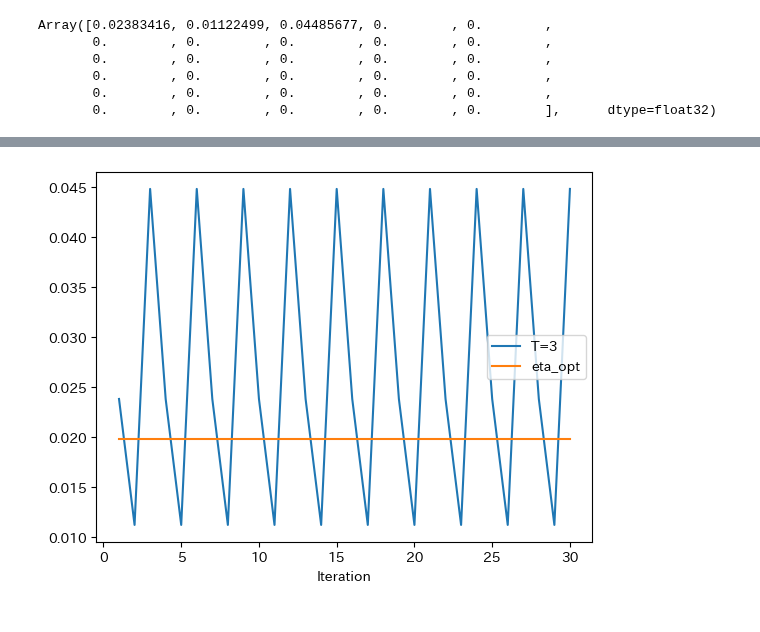
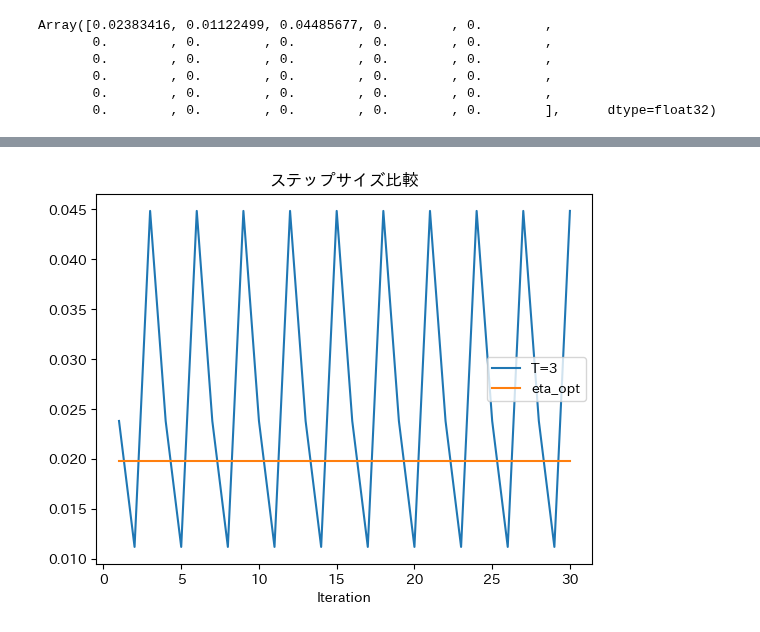
Before and after one commit to gomi-kuzu/model_base_deep, a Jupyter notebook: work/TranslateToPy/Chapter_3/DU-GD-Quadratic_py.ipynb, the cells around one changed output, grey strips where cells are left out. Drawn from its saved outputs; the diff is of its cells as text; code cells hidden in the pictures.

```diff
--- a/work/TranslateToPy/Chapter_3/DU-GD-Quadratic_py.ipynb
+++ b/work/TranslateToPy/Chapter_3/DU-GD-Quadratic_py.ipynb
@@ -110,4 +126,5 @@ plt.yscale("log")
 # %%
-df.plot("Iteration", ["T=3", "eta_opt"]);
+df.plot("Iteration", ["T=3", "eta_opt"])
+plt.title("ステップサイズ比較");
 # %% [output]
-[figure, old version]
+[figure, new version]
```
Also changed, not shown: parts of 9 cells of this notebook.
